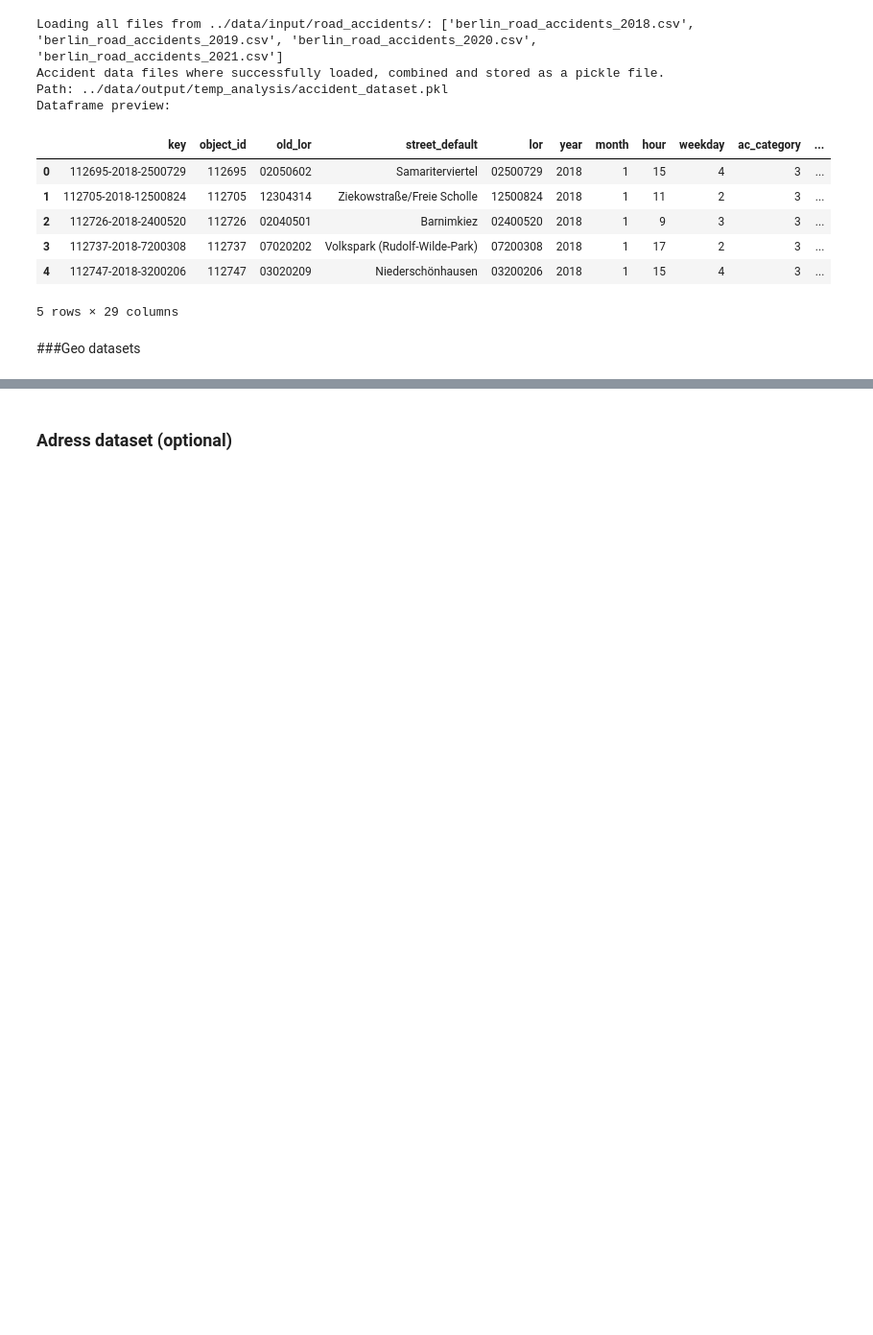
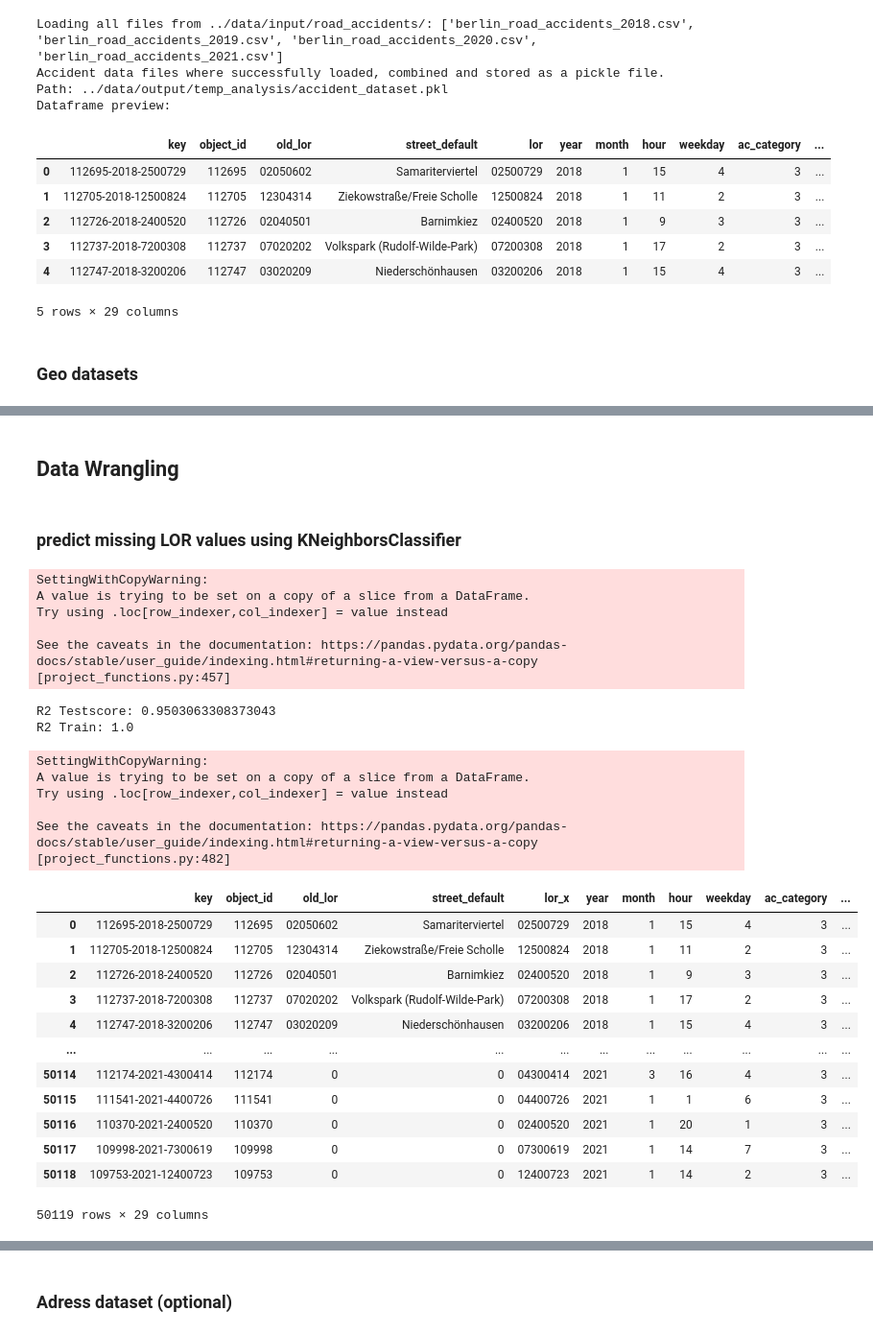
Before and after one commit to domenicsawatzki/IH_project_mid-term, a Jupyter notebook: src/main.ipynb, the cells around one changed output, grey strips where cells are left out. Shown: that part at 96% size. Drawn from its saved outputs; the diff is of its cells as text; code cells hidden in the pictures; blank space fills up the shorter version.

Commit message:
finishing all import, data wrangling functions

```diff
--- a/src/main.ipynb
+++ b/src/main.ipynb
@@ -51,5 +53,5 @@ Dataframe preview:
 | 4 | 112747-2018-3200206 | 112747 | 03020209 | Niederschönhausen | 03200206 | 2018 | 1 | 15 | 4 | 3 | ... |
 5 rows × 29 columns
 # %% [markdown]
-###Geo datasets
+### Geo datasets
 # %%
@@ -65,3 +67,36 @@ Dataframe preview:
 | 2 | 02500831 | Wismarplatz | 248988.29 | MULTIPOLYGON (((396010.552 581933... | 025008 | Frankfurter Allee Süd FK | MULTIPOLYGON (((397432.655 581635... | 0250 | ... |
 | 3 | 12601134 | Märkisches Zentrum | 1127855.84 | MULTIPOLYGON (((387367.428 582861... | 126011 | MV Nord | MULTIPOLYGON (((388648.807 582869... | 1260 | ... |
 | 4 | 07601547 | Horstwalder Straße | 941433.95 | MULTIPOLYGON (((391807.174 580533... | 076015 | Lichtenrade Süd | MULTIPOLYGON (((392932.348 580541... | 0760 | ... |
+# %% [markdown]
+## Data Wrangling
+# %% [markdown]
+### predict missing LOR values using  KNeighborsClassifier
+# %%
+accident_df_y = mybib.predict_LOR_values_based_on_lat_lon(accident_df)
+accident_df_y
+# %% [output]
+SettingWithCopyWarning:
+A value is trying to be set on a copy of a slice from a DataFrame.
+Try using .loc[row_indexer,col_indexer] = value instead
+
+See the caveats in the documentation: https://pandas.pydata.org/pandas-docs/stable/user_guide/indexing.html#returning-a-view-versus-a-copy [project_functions.py:457]
+R2 Testscore: 0.9503063308373043
+R2 Train: 1.0
+SettingWithCopyWarning:
+A value is trying to be set on a copy of a slice from a DataFrame.
+Try using .loc[row_indexer,col_indexer] = value instead
+
+See the caveats in the documentation: https://pandas.pydata.org/pandas-docs/stable/user_guide/indexing.html#returning-a-view-versus-a-copy [project_functions.py:482]
+|  | key | object_id | old_lor | street_default | lor_x | year | month | hour | weekday | ac_category | ... |
+| 0 | 112695-2018-2500729 | 112695 | 02050602 | Samariterviertel | 02500729 | 2018 | 1 | 15 | 4 | 3 | ... |
+| 1 | 112705-2018-12500824 | 112705 | 12304314 | Ziekowstraße/Freie Scholle | 12500824 | 2018 | 1 | 11 | 2 | 3 | ... |
+| 2 | 112726-2018-2400520 | 112726 | 02040501 | Barnimkiez | 02400520 | 2018 | 1 | 9 | 3 | 3 | ... |
+| 3 | 112737-2018-7200308 | 112737 | 07020202 | Volkspark (Rudolf-Wilde-Park) | 07200308 | 2018 | 1 | 17 | 2 | 3 | ... |
+| 4 | 112747-2018-3200206 | 112747 | 03020209 | Niederschönhausen | 03200206 | 2018 | 1 | 15 | 4 | 3 | ... |
+| ... | ... | ... | ... | ... | ... | ... | ... | ... | ... | ... | ... |
+| 50114 | 112174-2021-4300414 | 112174 | 0 | 0 | 04300414 | 2021 | 3 | 16 | 4 | 3 | ... |
+| 50115 | 111541-2021-4400726 | 111541 | 0 | 0 | 04400726 | 2021 | 1 | 1 | 6 | 3 | ... |
+| 50116 | 110370-2021-2400520 | 110370 | 0 | 0 | 02400520 | 2021 | 1 | 20 | 1 | 3 | ... |
+| 50117 | 109998-2021-7300619 | 109998 | 0 | 0 | 07300619 | 2021 | 1 | 14 | 7 | 3 | ... |
+| 50118 | 109753-2021-12400723 | 109753 | 0 | 0 | 12400723 | 2021 | 1 | 14 | 2 | 3 | ... |
+50119 rows × 29 columns
```
Also changed, not shown: parts of 5 cells of this notebook, 35 other files.
